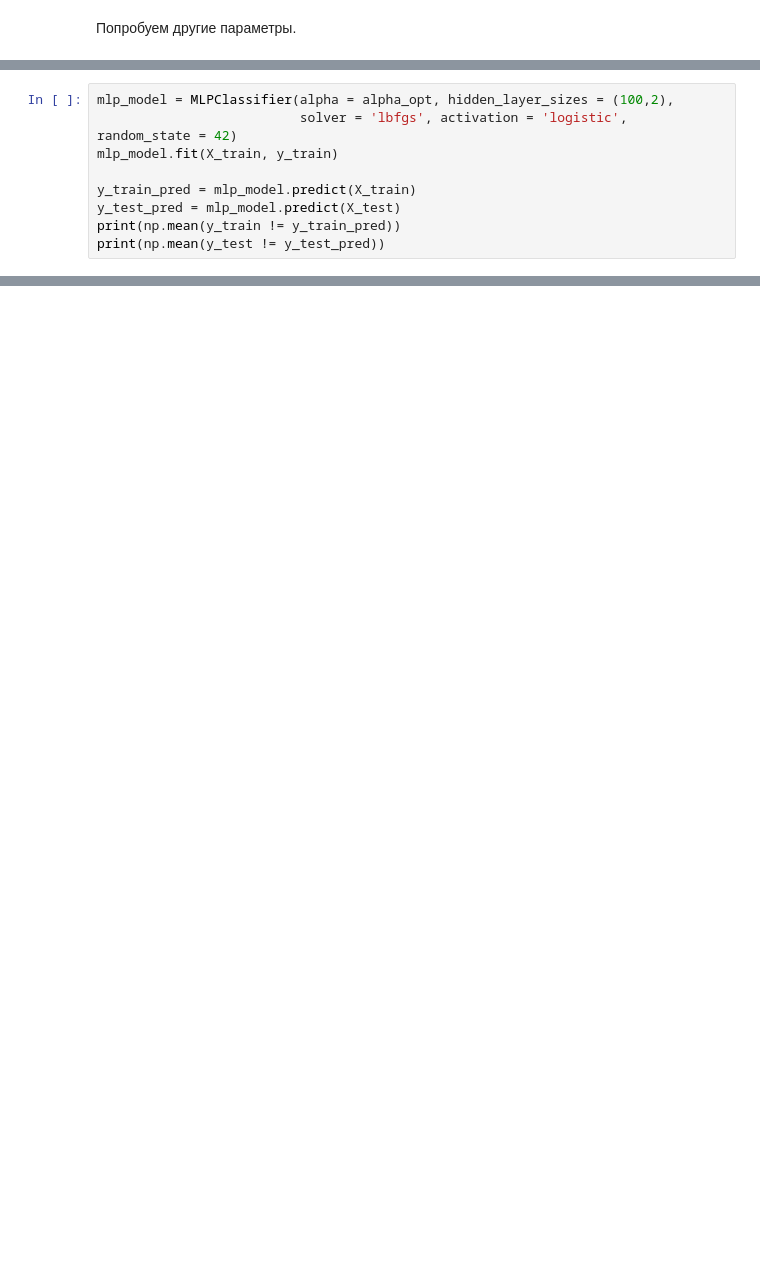
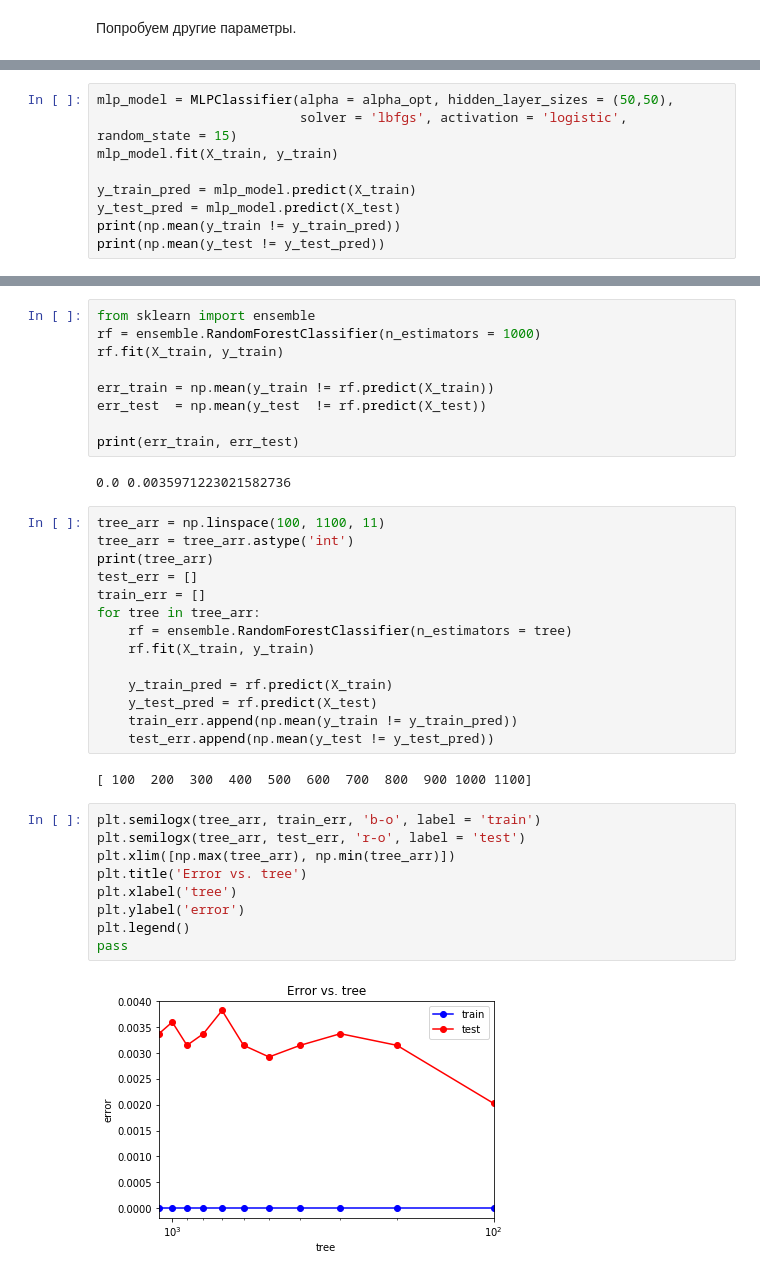
Before and after one commit to NovozhilovaA/Machine_Learning_Building_Permits, a Jupyter notebook: Building_Permits_with_neural_network.ipynb, the cells around one changed output, grey strips where cells are left out. Drawn from its saved outputs; the diff is of its cells as text; blank space fills up the shorter version.

```diff
--- a/Building_Permits_with_neural_network.ipynb
+++ b/Building_Permits_with_neural_network.ipynb
@@ -809,6 +813,6 @@ alpha_opt = alpha_opt[0]
 # %%
-mlp_model = MLPClassifier(alpha = alpha_opt, hidden_layer_sizes = (100,2),
-                          solver = 'lbfgs', activation = 'logistic', random_state = 42)
+mlp_model = MLPClassifier(alpha = alpha_opt, hidden_layer_sizes = (50,50),
+                          solver = 'lbfgs', activation = 'logistic', random_state = 15)
 mlp_model.fit(X_train, y_train)
 
 y_train_pred = mlp_model.predict(X_train)
@@ -840,0 +852,38 @@ pass
+# %%
+from sklearn import ensemble
+rf = ensemble.RandomForestClassifier(n_estimators = 1000)
+rf.fit(X_train, y_train)
+
+err_train = np.mean(y_train != rf.predict(X_train))
+err_test  = np.mean(y_test  != rf.predict(X_test))
+
+print(err_train, err_test)
+# %% [output]
+0.0 0.0035971223021582736
+# %%
+tree_arr = np.linspace(100, 1100, 11)
+tree_arr = tree_arr.astype('int')
+print(tree_arr)
+test_err = []
+train_err = []
+for tree in tree_arr:
+    rf = ensemble.RandomForestClassifier(n_estimators = tree)
+    rf.fit(X_train, y_train)
+
+    y_train_pred = rf.predict(X_train)
+    y_test_pred = rf.predict(X_test)
+    train_err.append(np.mean(y_train != y_train_pred))
+    test_err.append(np.mean(y_test != y_test_pred))
+# %% [output]
+[ 100  200  300  400  500  600  700  800  900 1000 1100]
+# %%
+plt.semilogx(tree_arr, train_err, 'b-o', label = 'train')
+plt.semilogx(tree_arr, test_err, 'r-o', label = 'test')
+plt.xlim([np.max(tree_arr), np.min(tree_arr)])
+plt.title('Error vs. tree')
+plt.xlabel('tree')
+plt.ylabel('error')
+plt.legend()
+pass
+# %% [output]
+[figure, added]
```
Also changed, not shown: parts of 41 cells of this notebook.
